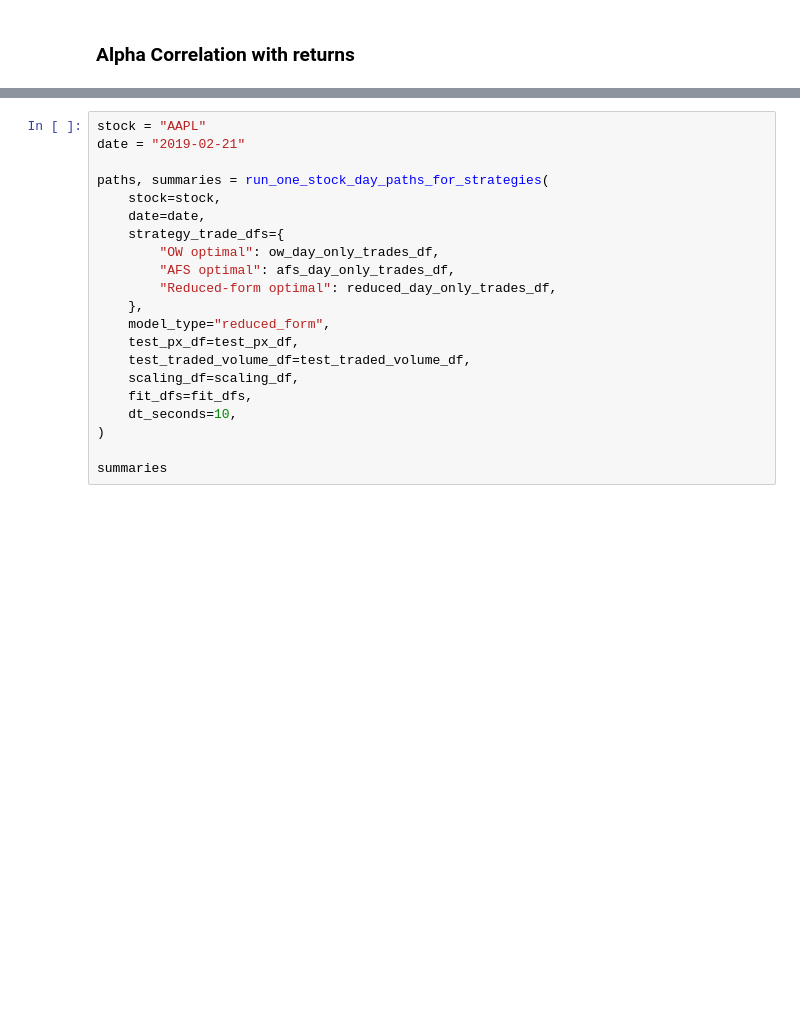
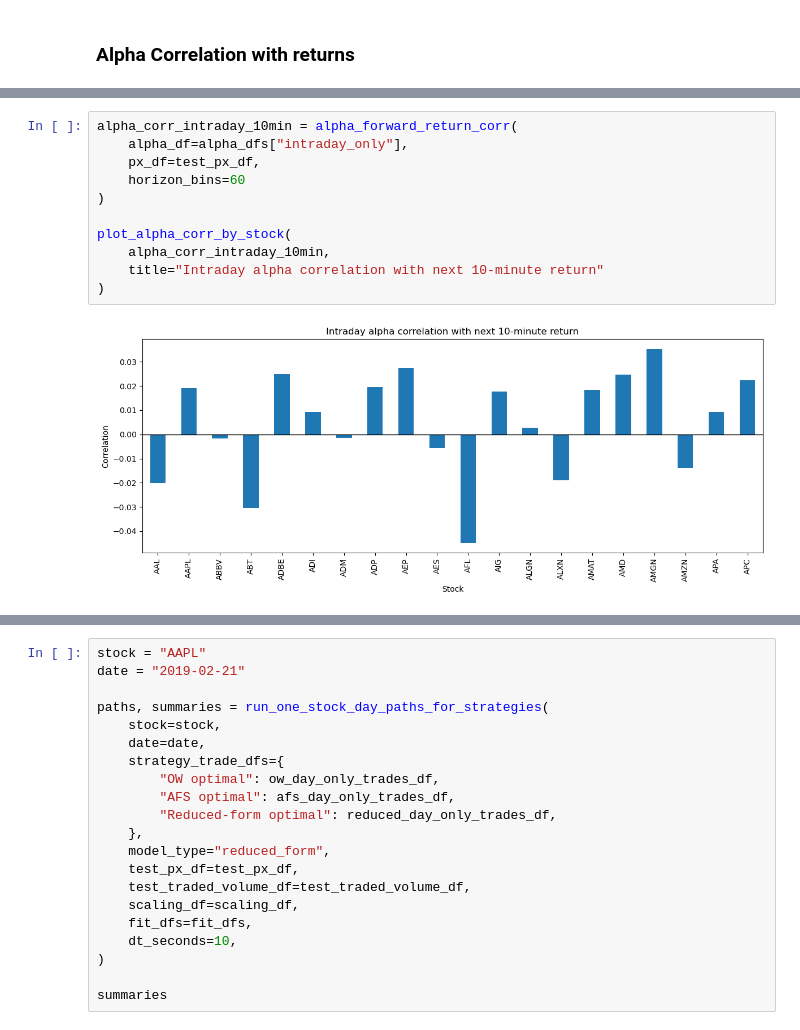
Before and after one commit to raphdlfrg/Quant_Trading_Price_Impact, a Jupyter notebook: 2_6_Performance_metrics.ipynb, the cells around one changed output, grey strips where cells are left out. Drawn from its saved outputs; the diff is of its cells as text; blank space fills up the shorter version.

```diff
--- a/2_6_Performance_metrics.ipynb
+++ b/2_6_Performance_metrics.ipynb
@@ -369,0 +375,13 @@ strategy_target_impact_dfs = {
+# %%
+alpha_corr_intraday_10min = alpha_forward_return_corr(
+    alpha_df=alpha_dfs["intraday_only"],
+    px_df=test_px_df,
+    horizon_bins=60
+)
+
+plot_alpha_corr_by_stock(
+    alpha_corr_intraday_10min,
+    title="Intraday alpha correlation with next 10-minute return"
+)
+# %% [output]
+[figure, added]
```
Also changed, not shown: parts of 9 cells of this notebook, 1 other file.
